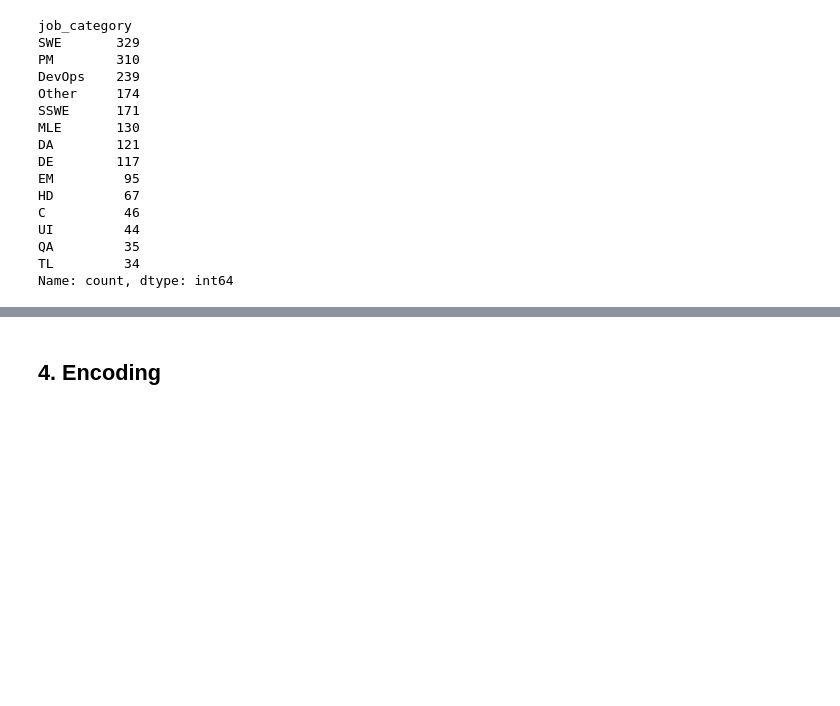
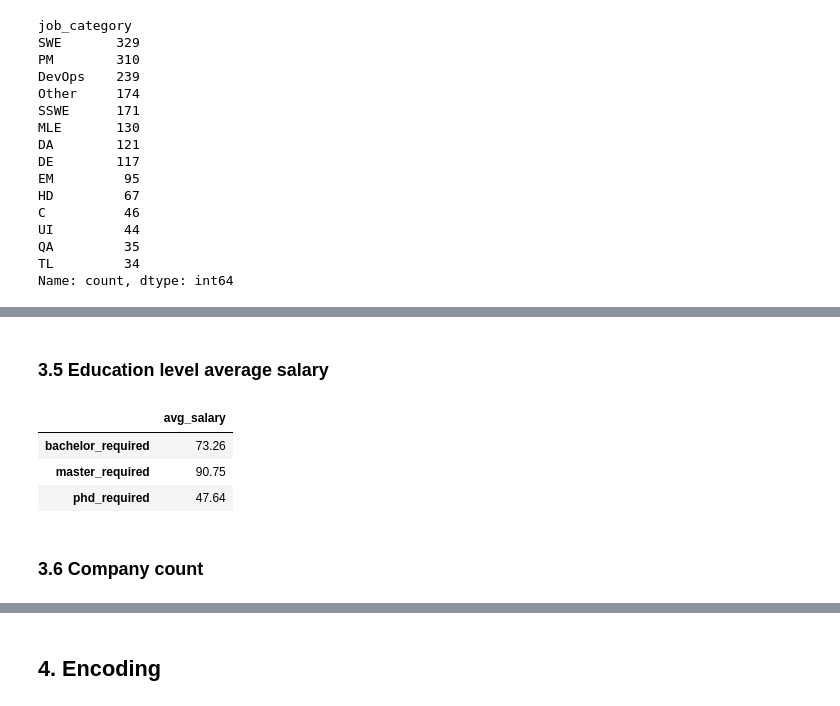
Before and after one commit to nahuel-nicolas/tech-jobs-analysis, a Jupyter notebook: predictions/main.ipynb, the cells around one changed output, grey strips where cells are left out. Drawn from its saved outputs; the diff is of its cells as text; code cells hidden in the pictures; blank space fills up the shorter version.

```diff
--- a/predictions/main.ipynb
+++ b/predictions/main.ipynb
@@ -360,0 +377,17 @@ Name: count, dtype: int64
+# %% [markdown]
+### 3.5 Education level average salary
+# %%
+education_salary = pd.DataFrame({
+    'bachelor_required': [df[df['bachelor_required']]['salary'].mean()],
+    'master_required': [df[df['master_required']]['salary'].mean()],
+    'phd_required': [df[df['phd_required']]['salary'].mean()]
+}).T
+education_salary.columns = ['avg_salary']
+education_salary.round(2)
+# %% [output]
+|  | avg_salary |
+| bachelor_required | 73.26 |
+| master_required | 90.75 |
+| phd_required | 47.64 |
+# %% [markdown]
+### 3.6 Company count
```
Also changed, not shown: parts of 5 cells of this notebook.
